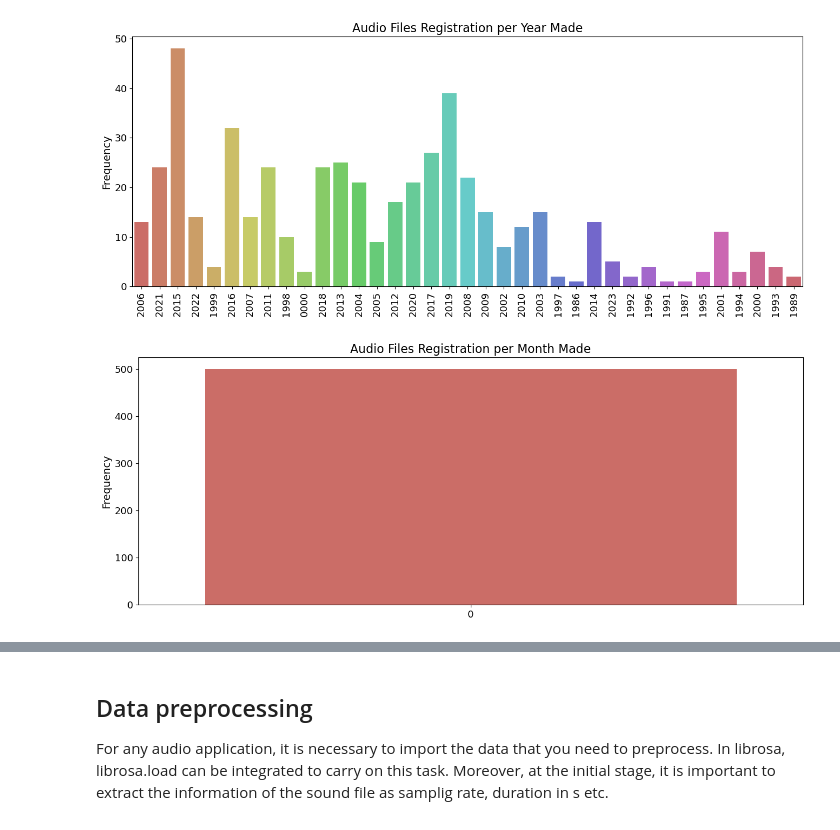
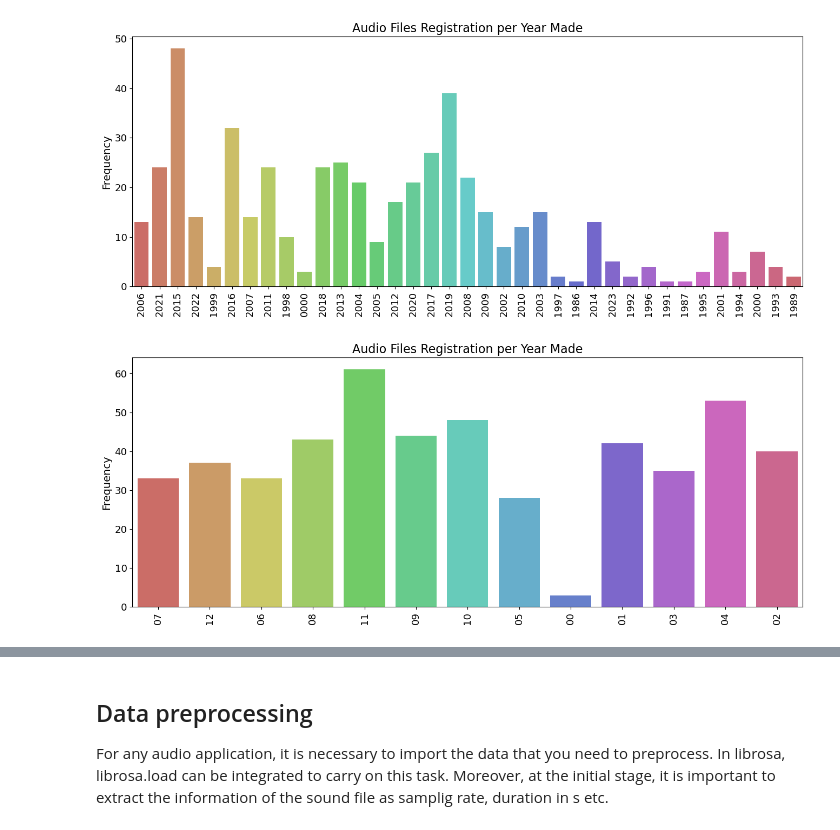
Before and after one commit to baliddeki/Bird-Behavior-ML-Project, a Jupyter notebook: data_cleaning.ipynb, the cells around one changed output, grey strips where cells are left out. Saved outputs shown, nothing was run; the diff lists cells and outputs as text; code cells hidden in the pictures.

```diff
--- a/data_cleaning.ipynb
+++ b/data_cleaning.ipynb
@@ -138,13 +138,13 @@ plt.show()
 # %%
 # crerate count plots for  audio files and the month they were created
 plt.figure(figsize=(16, 6))
-sns.countplot(data=df, x='year', palette="hls")
+sns.countplot(data=df, x='month', palette="hls")
 
 plt.title("Audio Files Registration per Year Made", fontsize=16)
 plt.xticks(rotation=90, fontsize=13)
 plt.yticks(fontsize=13)
 plt.ylabel("Frequency", fontsize=14)
 plt.xlabel("")
 plt.show()
 # %% [output]
-[figure, old version]
+[figure, new version]
```
Also changed, not shown: parts of 4 cells of this notebook.
